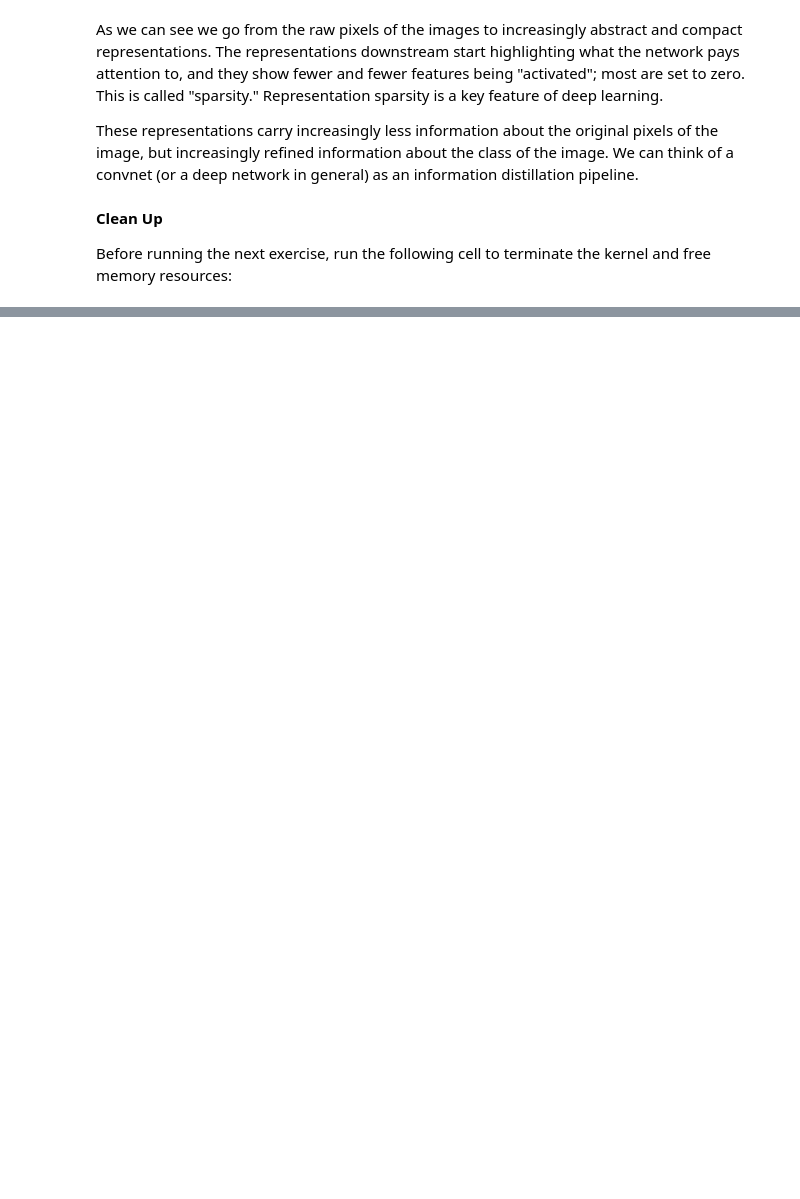
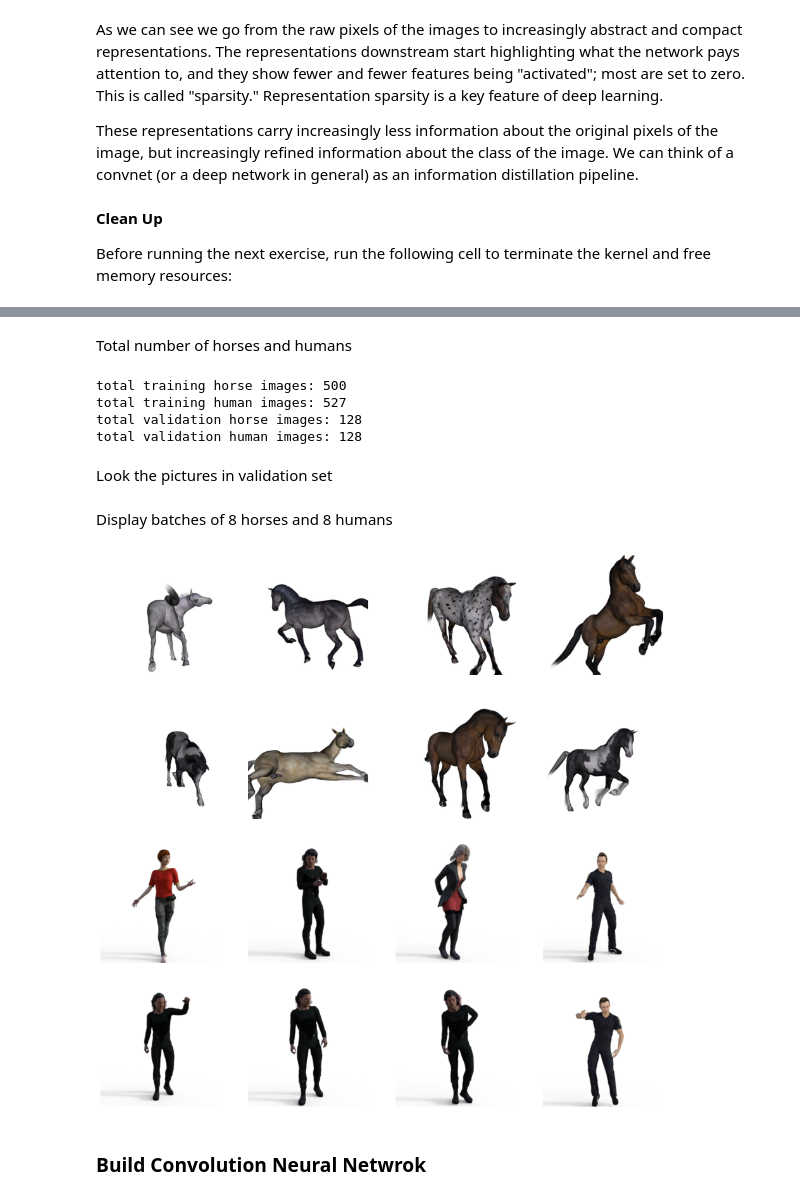
Before and after one commit to rawat999/tensorflow-coursera, a Jupyter notebook: coursera_1403.ipynb, the cells around one changed output, grey strips where cells are left out. Saved outputs shown, nothing was run; the diff lists cells and outputs as text; code cells hidden in the pictures; blank space fills up the shorter version.

```diff
--- a/coursera_1403.ipynb
+++ b/coursera_1403.ipynb
@@ -362,0 +460,12 @@ os.kill(os.getpid(), signal.SIGKILL)
+# %%
+train_horse_names = os.listdir(train_horse_dir)
+print(train_horse_names[:10])
+
+train_human_names = os.listdir(train_human_dir)
+print(train_human_names[:10])
+
+validation_horse_names = os.listdir(validation_horse_dir)
+print(validation_horse_names[:10])
+
+validation_human_names = os.listdir(validation_human_dir)
+print(validation_human_names[:10])
@@ -362,0 +477,52 @@ os.kill(os.getpid(), signal.SIGKILL)
+# %% [markdown]
+Total number of horses and humans
+# %%
+print('total training horse images:', len(os.listdir(train_horse_dir)))
+print('total training human images:', len(os.listdir(train_human_dir)))
+print('total validation horse images:', len(os.listdir(validation_horse_dir)))
+print('total validation human images:', len(os.listdir(validation_human_dir)))
+# %% [output]
+total training horse images: 500
+total training human images: 527
+total validation horse images: 128
+total validation human images: 128
+# %% [markdown]
+Look the pictures in validation set
+# %%
+%matplotlib inline
+
+import matplotlib.pyplot as plt
+import matplotlib.image as mpimg
+
+# Parameters for our graph; we'll output images in a 4x4 configuration
+nrows = 4
+ncols = 4
+
+# Index for iterating over images
+pic_index = 0
+# %% [markdown]
+Display batches of 8 horses and 8 humans
+# %%
+# Set up matplotlib fig, and size it to fit 4x4 pics
+fig = plt.gcf()
+fig.set_size_inches(ncols * 4, nrows * 4)
+
+pic_index += 8
+next_horse_pix = [os.path.join(validation_horse_dir, fname)
+                for fname in validation_horse_names[pic_index-8:pic_index]]
+next_human_pix = [os.path.join(validation_human_dir, fname)
+                for fname in validation_human_names[pic_index-8:pic_index]]
+
+for i, img_path in enumerate(next_horse_pix+next_human_pix):
+  # Set up subplot; subplot indices start at 1
+  sp = plt.subplot(nrows, ncols, i + 1)
+  sp.axis('Off') # Don't show axes (or gridlines)
+
+  img = mpimg.imread(img_path)
+  plt.imshow(img)
+
+plt.show()
+# %% [output]
+[figure, added]
+# %% [markdown]
+### Build Convolution Neural Netwrok
```
Also changed, not shown: parts of 39 cells of this notebook.
